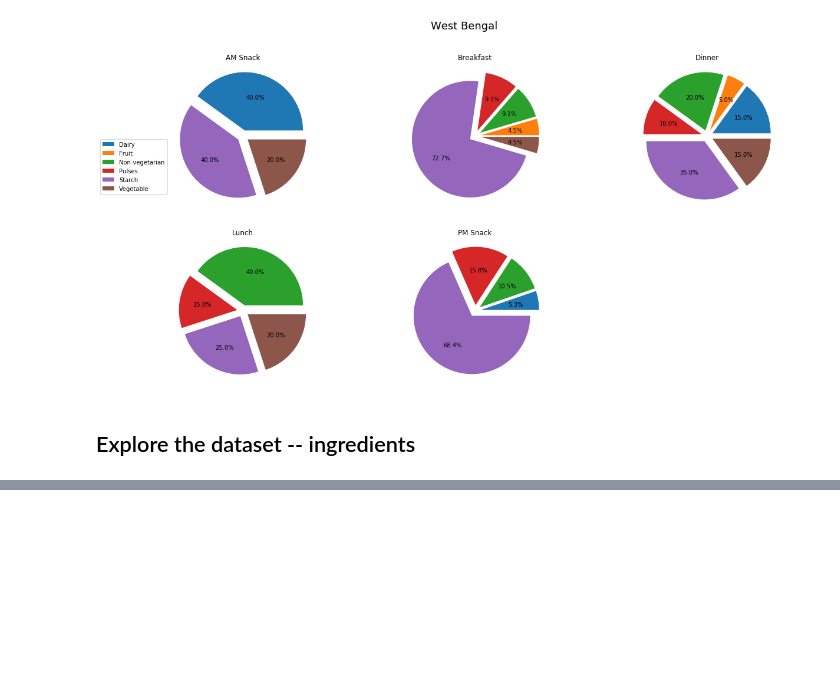
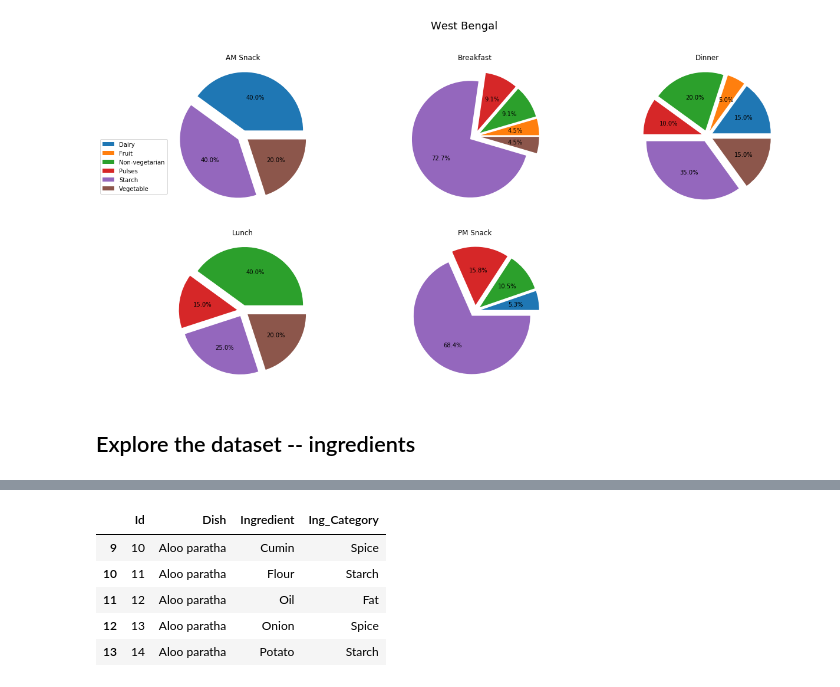
Before and after one commit to rochiecuevas/FoodChoice, a Jupyter notebook: Expert_Elicitation.ipynb, the cells around one changed output, grey strips where cells are left out. Saved outputs shown, nothing was run; the diff lists cells and outputs as text; code cells hidden in the pictures; blank space fills up the shorter version.

Commit message:
updated code for exploring the ingredients list

```diff
--- a/Expert_Elicitation.ipynb
+++ b/Expert_Elicitation.ipynb
@@ -601,9 +594,19 @@ df_ing.head()
 # %%
 # Dishes from Odisha
-df_ing_OD = df_ing[df_ing["Odisha"] == 1][["Id", "Dish", "Ingredient", "Ingredient2", "Ing_Category"]]
+df_ing_OD = df_ing[df_ing["Odisha"] == 1][["Id", "Dish", "Ingredient", "Ing_Category"]]
 
 # Dishes from West Bengal
-df_ing_WB = df_ing[df_ing["West_Bengal"] == 1][["Id", "Dish", "Ingredient", "Ingredient2", "Ing_Category"]]
+df_ing_WB = df_ing[df_ing["West_Bengal"] == 1][["Id", "Dish", "Ingredient", "Ing_Category"]]
 
 # Create a list of dataframes
 dfs_ing = [df_ing_OD, df_ing_WB]
+
+# Preview one of the dataframes
+dfs_ing[1].head()
+# %% [output]
+|  | Id | Dish | Ingredient | Ing_Category |
+| 9 | 10 | Aloo paratha | Cumin | Spice |
+| 10 | 11 | Aloo paratha | Flour | Starch |
+| 11 | 12 | Aloo paratha | Oil | Fat |
+| 12 | 13 | Aloo paratha | Onion | Spice |
+| 13 | 14 | Aloo paratha | Potato | Starch |
```
Also changed, not shown: parts of 31 cells of this notebook.
